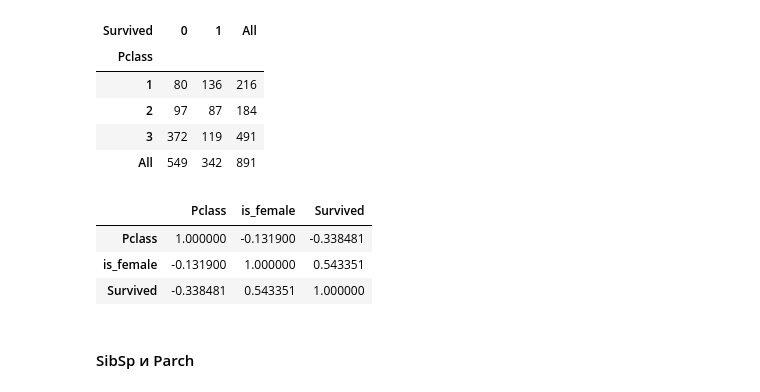
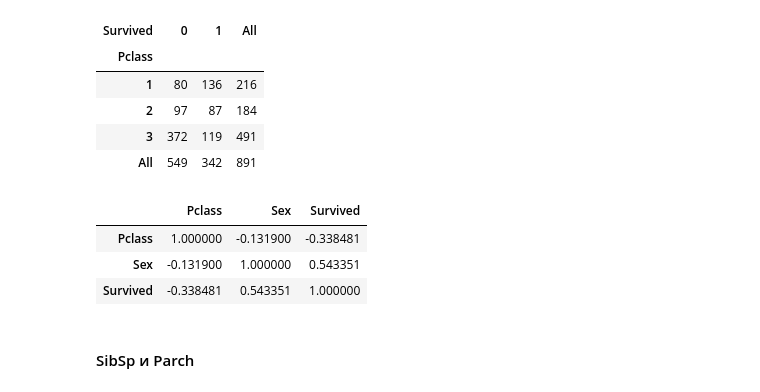
Before and after one commit to AndreyZhartun/titanic, a Jupyter notebook: notebook_eda.ipynb, the cells around one changed output. Cells and saved outputs as stored; diff of their text form; code cells hidden in the pictures.

```diff
--- a/notebook_eda.ipynb
+++ b/notebook_eda.ipynb
@@ -58,7 +58,7 @@ df[['Sex', 'Survived']].groupby(['Sex']).mean().plot.bar()
 <Axes: xlabel='Sex'>
 [figure]
 # %%
-df['is_female'] = (df['Sex'] == 'female').astype('int')
+df.replace({"Sex": {"male": 0, "female": 1}}, inplace=True)
 df
 # %% [output]
 |  | Survived | Pclass | Name | Sex | Age | SibSp | Parch | Ticket | Fare | Cabin | ... |
@@ -100,11 +100,11 @@ pd.crosstab(df.Pclass, df.Survived, margins=True)
 | 3 | 372 | 119 | 491 |
 | All | 549 | 342 | 891 |
 # %%
-df.loc[:, ['Pclass', 'is_female', 'Survived']].corr()
+df.loc[:, ['Pclass', 'Sex', 'Survived']].corr()
 # %% [output]
-|  | Pclass | is_female | Survived |
+|  | Pclass | Sex | Survived |
 | Pclass | 1.000000 | -0.131900 | -0.338481 |
-| is_female | -0.131900 | 1.000000 | 0.543351 |
+| Sex | -0.131900 | 1.000000 | 0.543351 |
 | Survived | -0.338481 | 0.543351 | 1.000000 |
 # %% [markdown]
 #### SibSp и Parch
```
Also changed, not shown: parts of 19 cells of this notebook, 7 other files.
